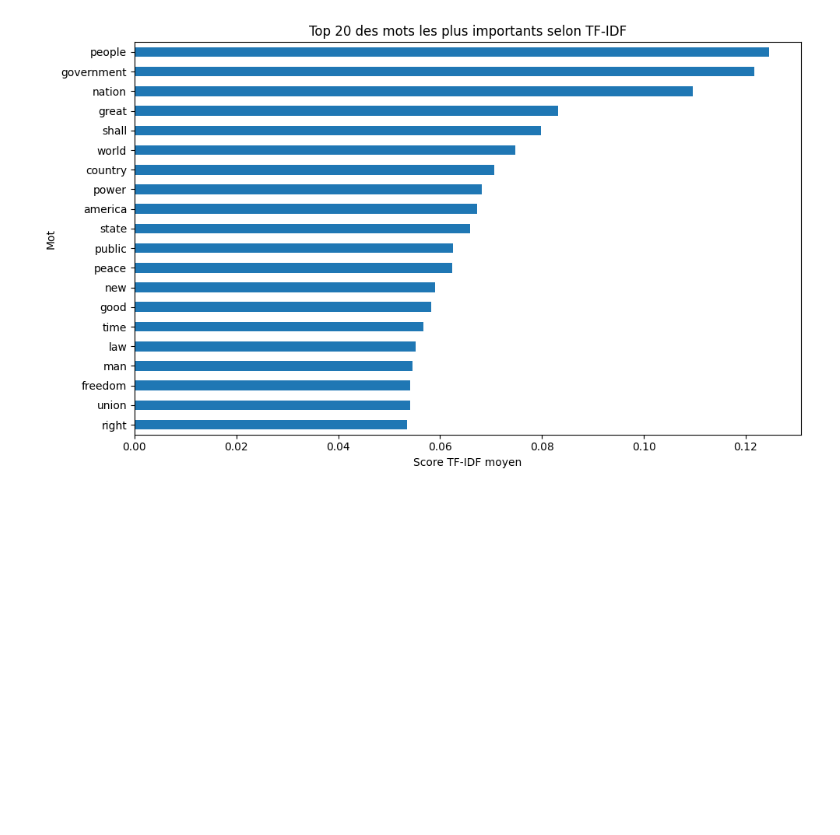
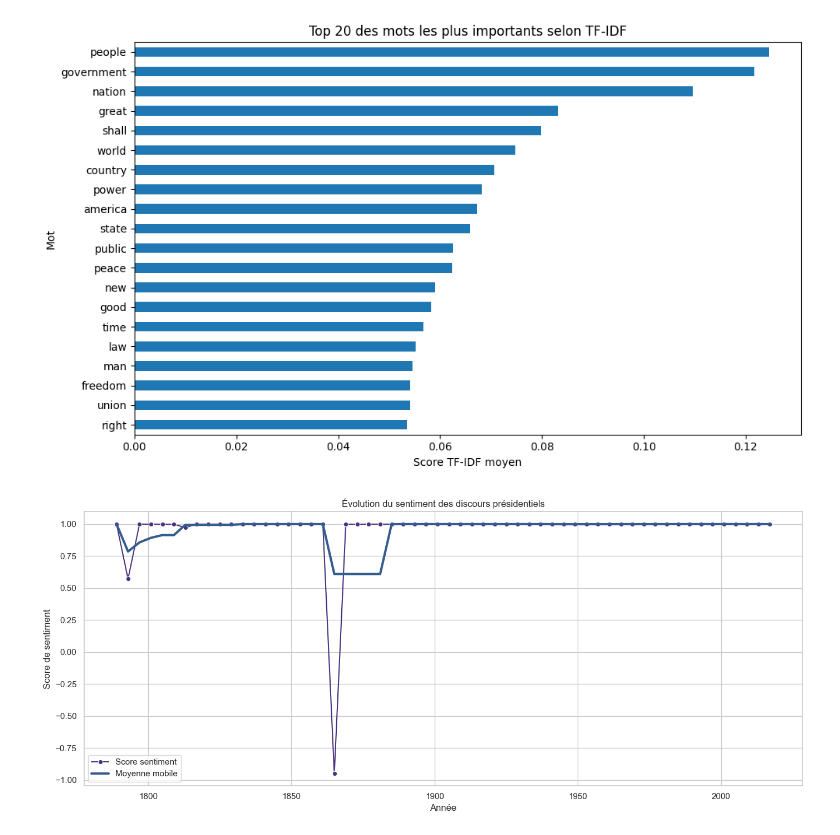
Before and after one commit to yasminebenhajsalah2211-max/presidential-speeches-nlp-analysis, a Jupyter notebook: notebooks/analysis.ipynb, the cells around one changed output. Cells and saved outputs as stored; diff of their text form; code cells hidden in the pictures; blank space fills up the shorter version.

```diff
--- a/notebooks/analysis.ipynb
+++ b/notebooks/analysis.ipynb
@@ -342,3 +342,28 @@ plt.savefig("../visuals/tfidf_barplot.png")
 plt.show()
 # %% [output]
 [figure]
+# %%
+import matplotlib.pyplot as plt
+import seaborn as sns
+
+sns.set_theme(style="whitegrid", palette="viridis")
+# %%
+df["year"] = df["Date"].str.extract(r"(\d{4})").astype(int)
+df = df.sort_values("year")
+
+df["sentiment_moving_avg"] = df["sentiment_score"].rolling(window=5, min_periods=1).mean()
+
+plt.figure(figsize=(14,6))
+
+sns.lineplot(data=df, x="year", y="sentiment_score", marker="o", label="Score sentiment")
+sns.lineplot(data=df, x="year", y="sentiment_moving_avg", linewidth=3, label="Moyenne mobile")
+
+plt.title("Évolution du sentiment des discours présidentiels")
+plt.xlabel("Année")
+plt.ylabel("Score de sentiment")
+plt.legend()
+plt.tight_layout()
+plt.savefig("../visuals/sentiment_moving_average.png", dpi=300)
+plt.show()
+# %% [output]
+[figure, added]
```
Also changed, not shown: parts of 5 cells of this notebook, 3 other files.
